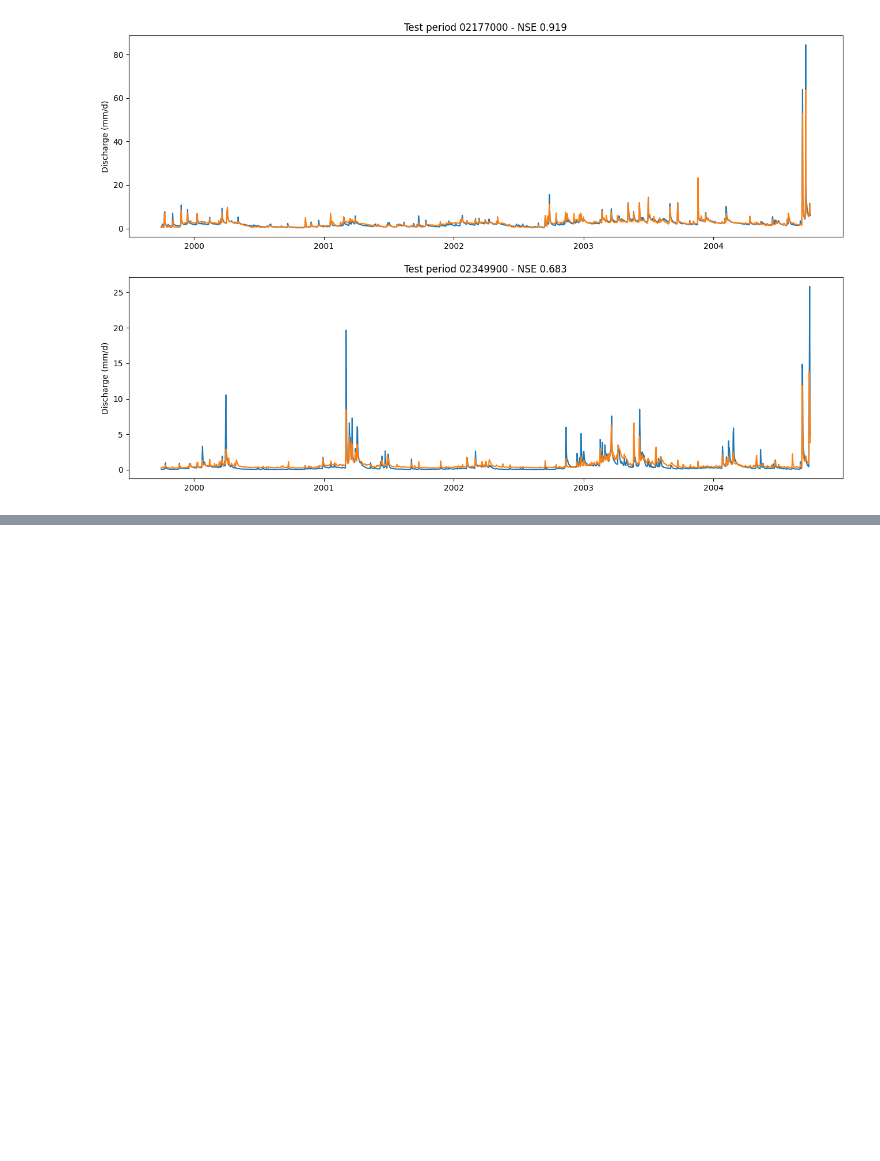
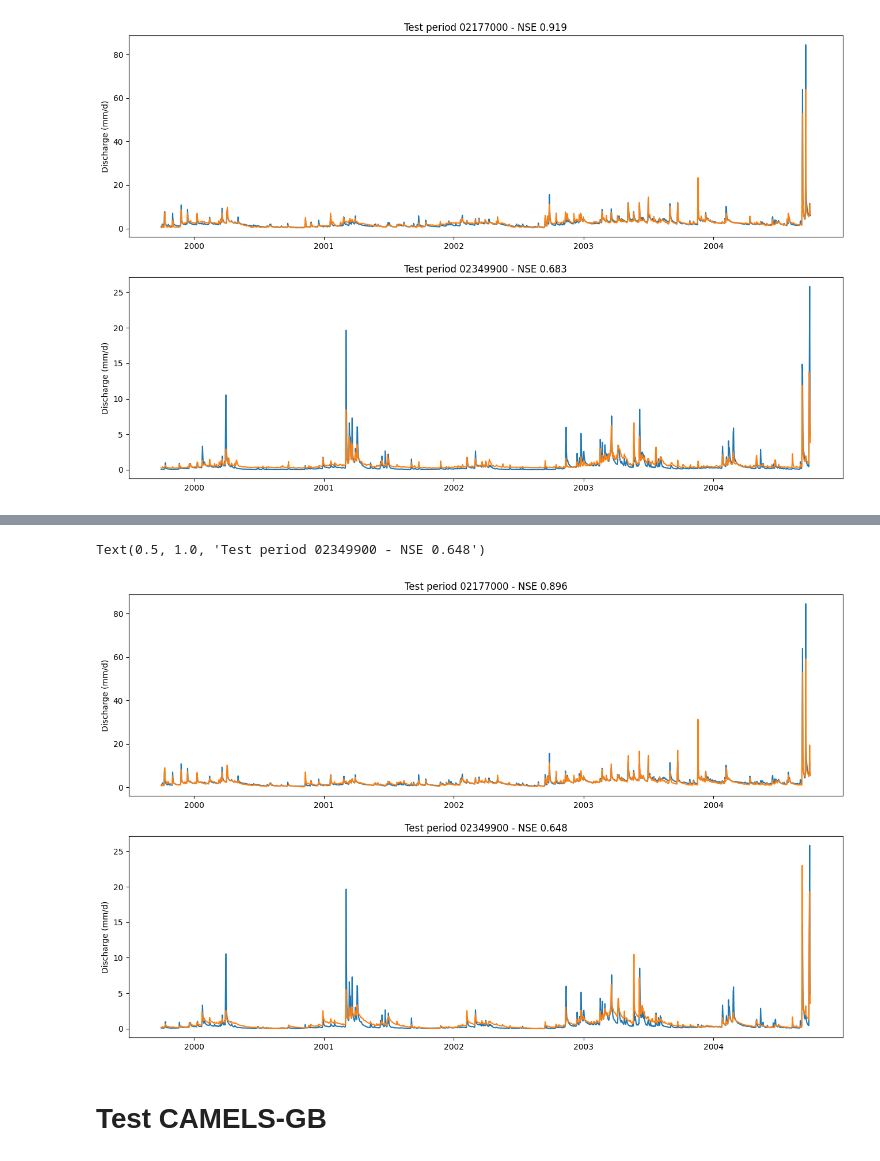
Before and after one commit to ziyuli22/neuralhydrology, a Jupyter notebook: examples/07-SHM/test_shm.ipynb, the cells around one changed output, grey strips where cells are left out. Drawn from its saved outputs; the diff is of its cells as text; code cells hidden in the pictures; blank space fills up the shorter version.

Commit message:
Added torch.clamp to clip to 0

```diff
--- a/examples/07-SHM/test_shm.ipynb
+++ b/examples/07-SHM/test_shm.ipynb
@@ -205,0 +228,5 @@ Text(0.5, 1.0, 'Test period 02349900 - NSE 0.683')
+# %%
+run_dir_new = Path("runs/test_SHM_1302_110511")
+eval_run(run_dir=run_dir_new, period="test")
+with open(run_dir_new / "test" / "model_epoch010" / "test_results.p", "rb") as fp:
+    results_clamp = pickle.load(fp)
@@ -205,0 +237,22 @@ Text(0.5, 1.0, 'Test period 02349900 - NSE 0.683')
+# %%
+fig, ax = plt.subplots(2, 1, figsize=(16,10))
+basin = '02177000'
+qobs = results_clamp[basin]['1D']['xr']['QObs(mm/d)_obs']
+qsim = results_clamp[basin]['1D']['xr']['QObs(mm/d)_sim']
+ax[0].plot(qobs['date'], qobs)
+ax[0].plot(qsim['date'], qsim)
+ax[0].set_ylabel("Discharge (mm/d)")
+ax[0].set_title(f"Test period 02177000 - NSE {results_clamp[basin]['1D']['NSE']:.3f}")
+
+basin = '02349900'
+qobs = results_clamp[basin]['1D']['xr']['QObs(mm/d)_obs']
+qsim = results_clamp[basin]['1D']['xr']['QObs(mm/d)_sim']
+ax[1].plot(qobs['date'], qobs)
+ax[1].plot(qsim['date'], qsim)
+ax[1].set_ylabel("Discharge (mm/d)")
+ax[1].set_title(f"Test period 02349900 - NSE {results_clamp[basin]['1D']['NSE']:.3f}")
+# %% [output]
+Text(0.5, 1.0, 'Test period 02349900 - NSE 0.648')
+[figure, added]
+# %% [markdown]
+# Test CAMELS-GB
```
Also changed, not shown: parts of 9 cells of this notebook, 5 other files.
